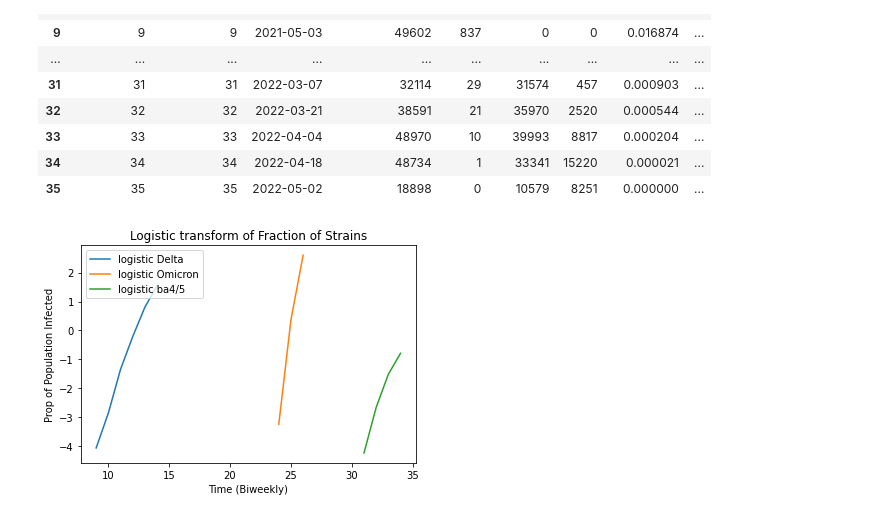
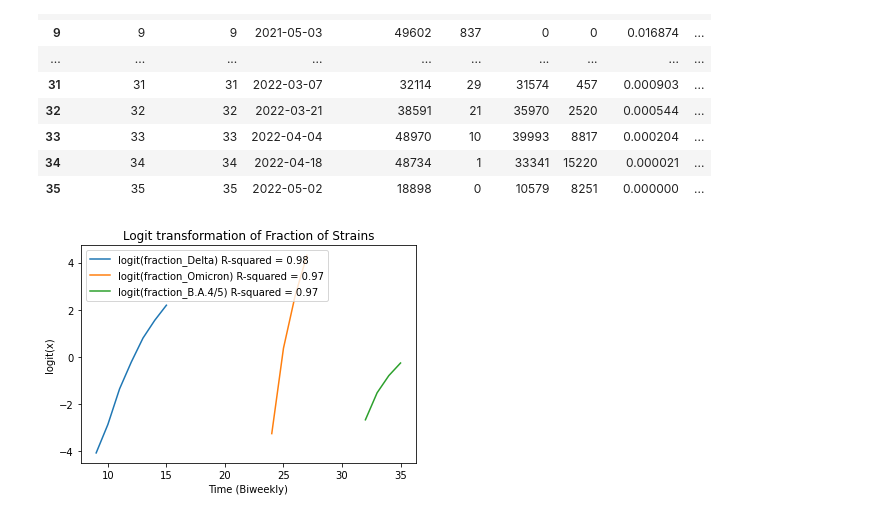
Before and after one commit to JennyHuang19/DOMATH_2022_COVID_MODELING, a Jupyter notebook: is_beta_wave_consistent.ipynb, the cells around one changed output. Drawn from its saved outputs; the diff is of its cells as text; code cells hidden in the pictures.

Commit message:
Ran linear regression to fit the logit-transform

```diff
--- a/is_beta_wave_consistent.ipynb
+++ b/is_beta_wave_consistent.ipynb
@@ -628,14 +659,14 @@ covid_vc
 # %%
 # According to page 4 of var_comp: Can we assume s(t) and r(t) are constant?
 fig, ax = plt.subplots()
-ax.plot(covid_vc["logistic_perc_deltas"][9:15], label='logistic Delta')
-ax.plot(covid_vc["logistic_perc_omicron"][24:27], label='logistic Omicron')
-ax.plot(covid_vc["logistic_perc_ba45"][31:35], label='logistic ba4/5')
+ax.plot(covid_vc["logistic_perc_deltas"][9:16], label='logit(fraction_Delta) R-squared = 0.98')
+ax.plot(covid_vc["logistic_perc_omicron"][24:28], label='logit(fraction_Omicron) R-squared = 0.97')
+ax.plot(covid_vc["logistic_perc_ba45"][32:36], label='logit(fraction_B.A.4/5) R-squared = 0.97')
 legend = ax.legend(loc='upper left')
-plt.title('Logistic transform of Fraction of Strains')
+plt.title('Logit transformation of Fraction of Strains')
 plt.xlabel('Time (Biweekly)')
-plt.ylabel('Prop of Population Infected')
+plt.ylabel('logit(x)')
 
-fig.savefig('logistic_transform_waves.pdf')
+fig.savefig('logit_fraction_strains.pdf')
 # %% [output]
-[figure, old version]
+[figure, new version]
```
Also changed, not shown: parts of 19 cells of this notebook.
